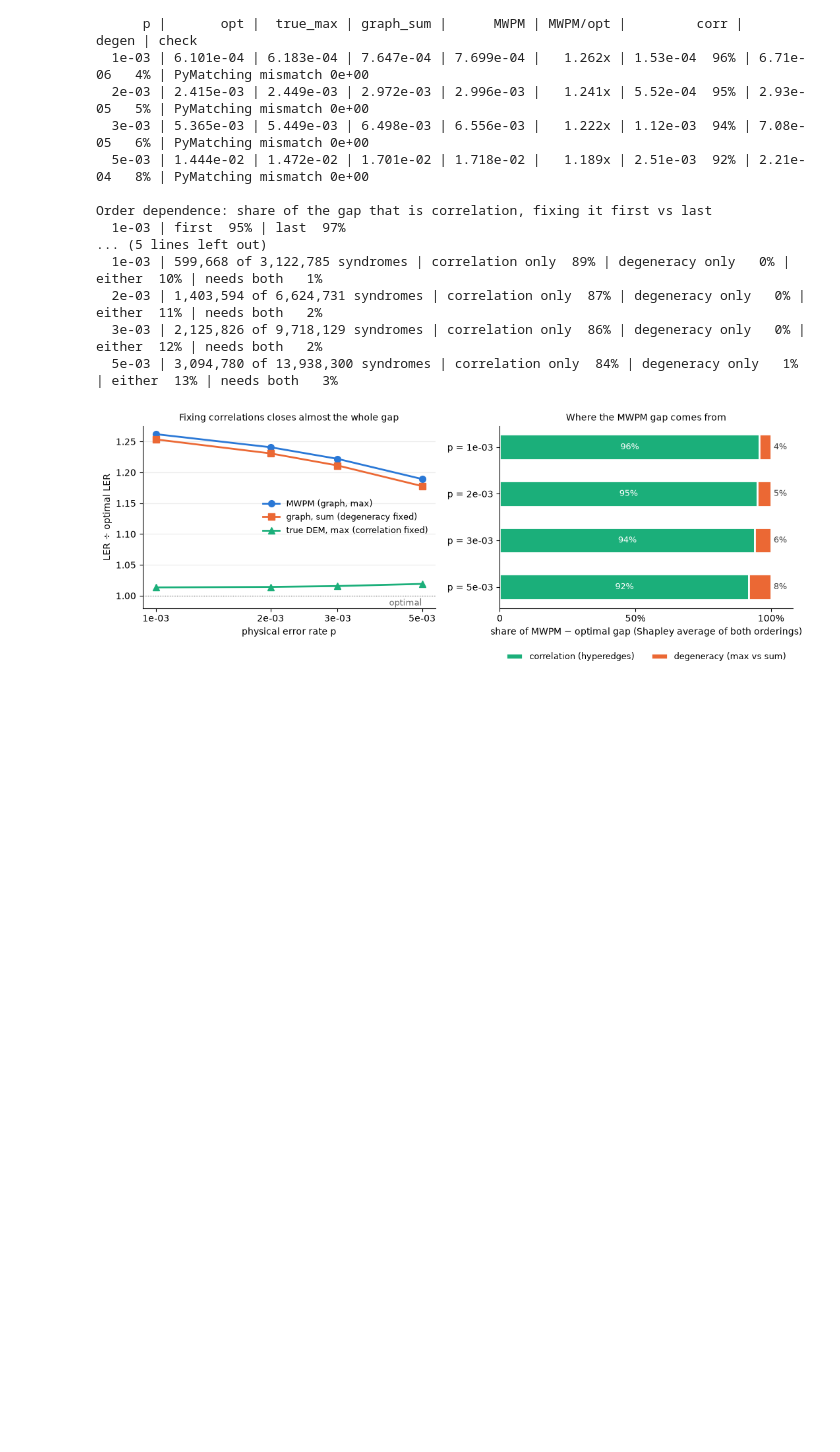
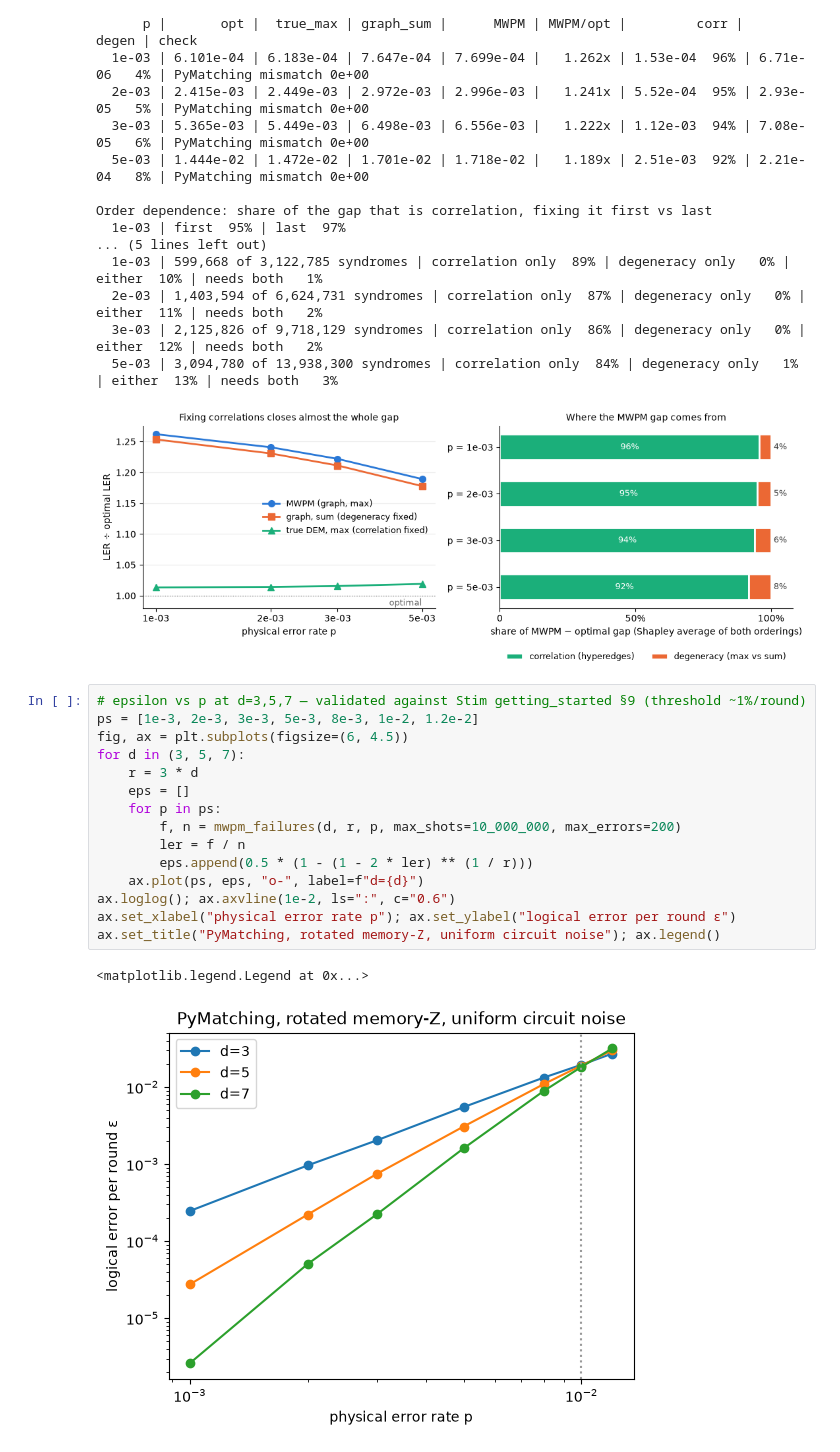
Before and after one commit to cbriice/capstone-research-assistant, a Jupyter notebook: code/mwpm.ipynb, the cells around one changed output. Cells and saved outputs as stored; diff of their text form; blank space fills up the shorter version.

```diff
--- a/code/mwpm.ipynb
+++ b/code/mwpm.ipynb
@@ -633,3 +633,21 @@ Order dependence: share of the gap that is correlation, fixing it first vs last
   3e-03 | 2,125,826 of 9,718,129 syndromes | correlation only  86% | degeneracy only   0% | either  12% | needs both   2%
   5e-03 | 3,094,780 of 13,938,300 syndromes | correlation only  84% | degeneracy only   1% | either  13% | needs both   3%
 [figure]
+# %%
+# epsilon vs p at d=3,5,7 — validated against Stim getting_started §9 (threshold ~1%/round)
+ps = [1e-3, 2e-3, 3e-3, 5e-3, 8e-3, 1e-2, 1.2e-2]
+fig, ax = plt.subplots(figsize=(6, 4.5))
+for d in (3, 5, 7):
+    r = 3 * d
+    eps = []
+    for p in ps:
+        f, n = mwpm_failures(d, r, p, max_shots=10_000_000, max_errors=200)
+        ler = f / n
+        eps.append(0.5 * (1 - (1 - 2 * ler) ** (1 / r)))
+    ax.plot(ps, eps, "o-", label=f"d={d}")
+ax.loglog(); ax.axvline(1e-2, ls=":", c="0.6")
+ax.set_xlabel("physical error rate p"); ax.set_ylabel("logical error per round ε")
+ax.set_title("PyMatching, rotated memory-Z, uniform circuit noise"); ax.legend()
+# %% [output]
+<matplotlib.legend.Legend at 0x...>
+[figure, added]
```
Also changed, not shown: parts of 7 cells of this notebook, 5 other files.
